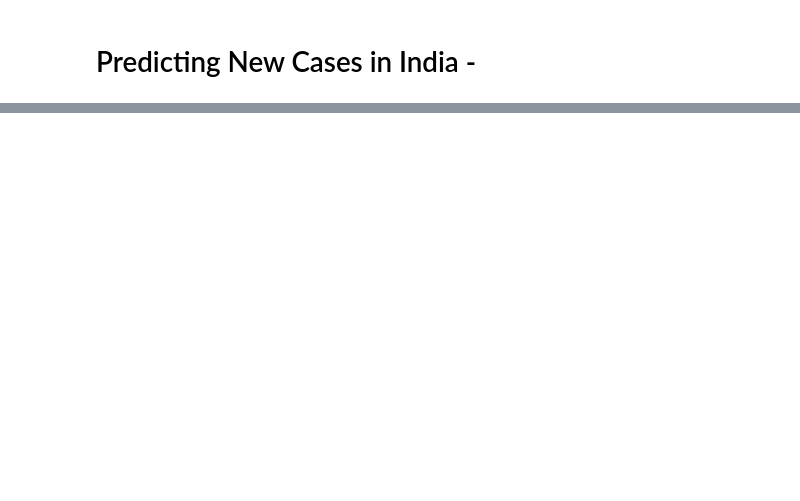
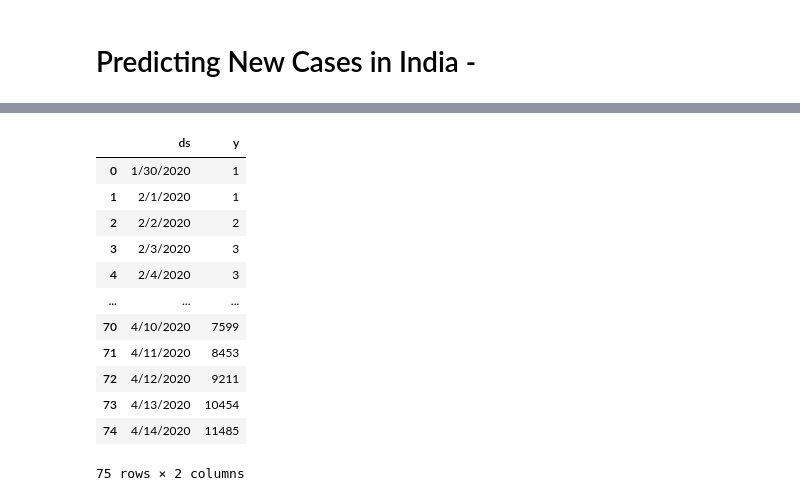
Before and after one commit to 41x3n/Impact-of-lockdown-in-India-COVID-19, a Jupyter notebook: analysis.ipynb, the cells around one changed output, grey strips where cells are left out. Saved outputs shown, nothing was run; the diff lists cells and outputs as text; code cells hidden in the pictures; blank space fills up the shorter version.

```diff
--- a/analysis.ipynb
+++ b/analysis.ipynb
@@ -431,0 +364,3 @@ Total possible cases in april might have been 1759232  if there were no lockdown
+# %%
+phase1 = confirmed_df.iloc[38:,7:-47]
+phase1
@@ -431,0 +412,3 @@ Total possible cases in april might have been 1759232  if there were no lockdown
+# %%
+phase1 = phase1.T
+phase1
@@ -431,0 +512,16 @@ Total possible cases in april might have been 1759232  if there were no lockdown
+# %%
+phase1
+# %% [output]
+|  | ds | y |
+| 0 | 1/30/2020 | 1 |
+| 1 | 2/1/2020 | 1 |
+| 2 | 2/2/2020 | 2 |
+| 3 | 2/3/2020 | 3 |
+| 4 | 2/4/2020 | 3 |
+| ... | ... | ... |
+| 70 | 4/10/2020 | 7599 |
+| 71 | 4/11/2020 | 8453 |
+| 72 | 4/12/2020 | 9211 |
+| 73 | 4/13/2020 | 10454 |
+| 74 | 4/14/2020 | 11485 |
+75 rows × 2 columns
```
Also changed, not shown: parts of 37 cells of this notebook.
